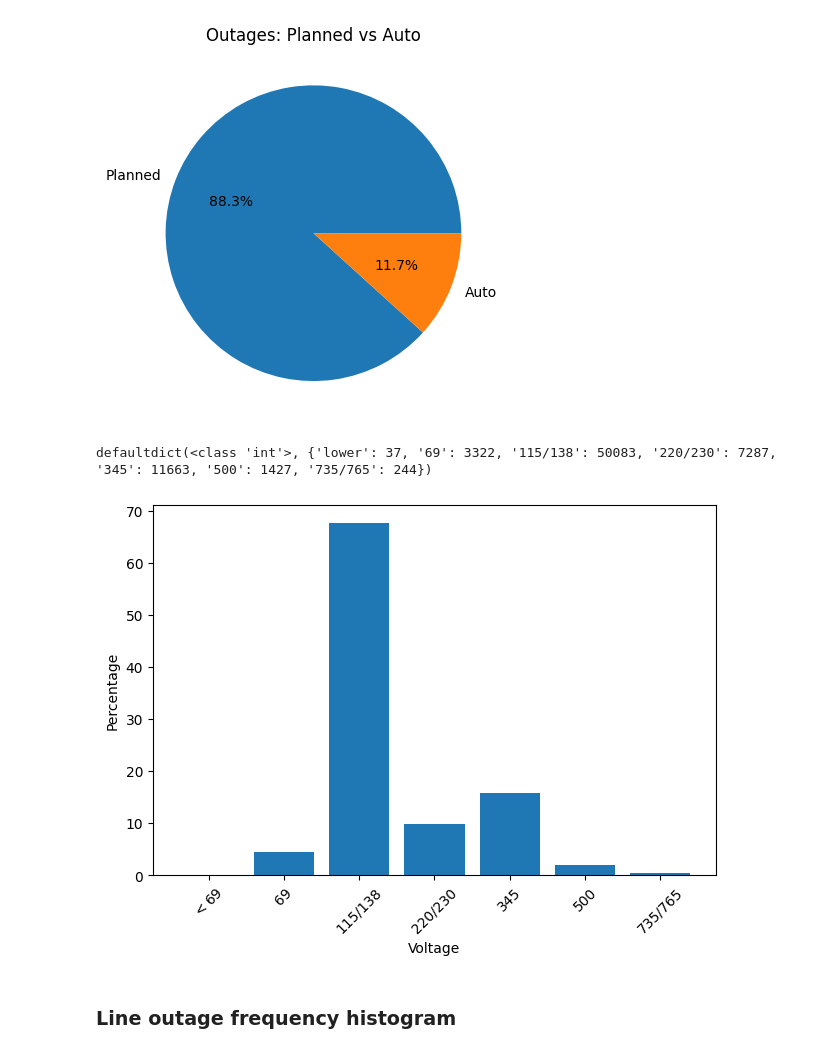
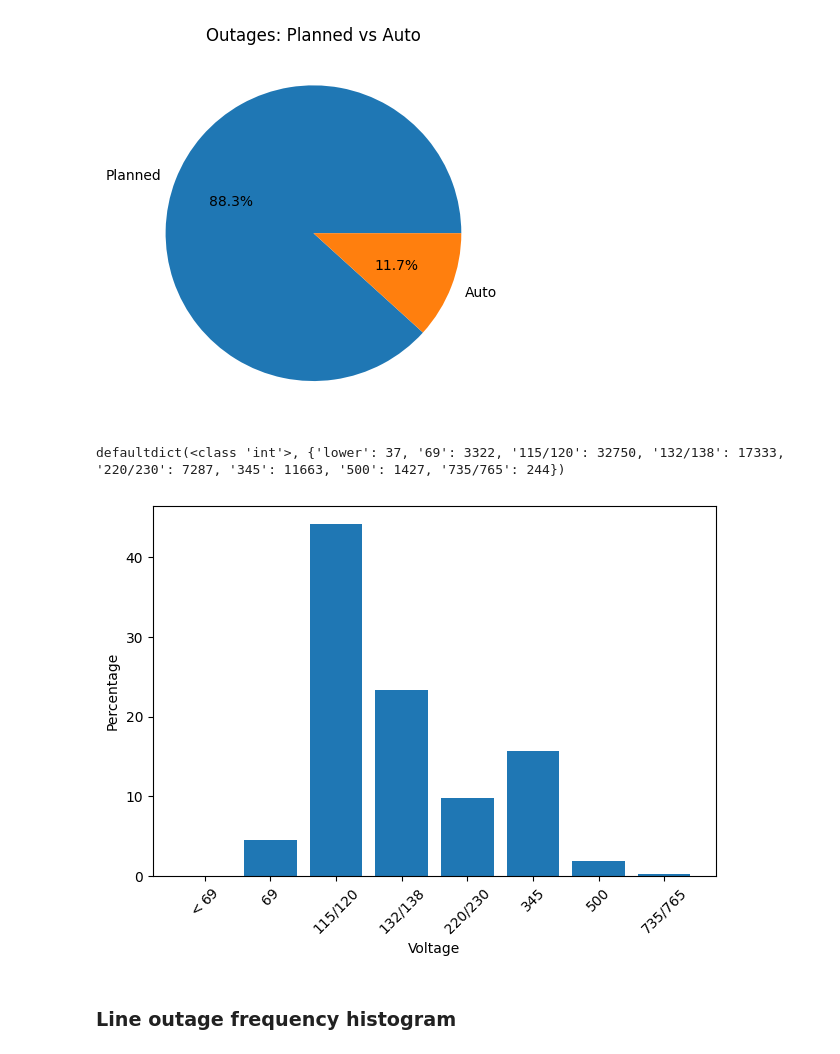
Before and after one commit to mohamad-hasan-sohan-ajini/predictive-maintenance, a Jupyter notebook: src/our_data_eda.ipynb, the cells around one changed output. Saved outputs shown, nothing was run; the diff lists cells and outputs as text; code cells hidden in the pictures.

```diff
--- a/src/our_data_eda.ipynb
+++ b/src/our_data_eda.ipynb
@@ -182,41 +182,42 @@ group_map = {
     27: "lower",
     34: "lower",
     69: "69",
-    115: "115/138",
-    120: "115/138",
-    138: "115/138",
+    115: "115/120",
+    120: "115/120",
+    132: "132/138",
+    138: "132/138",
     220: "220/230",
     230: "220/230",
     345: "345",
     500: "500",
     735: "735/765",
     765: "735/765",
 }
 counts = Counter([row["Voltage"] for row in actual_data])
 voltages, counts = list(zip(*sorted(counts.items(), key=lambda x: x[0])))
 grouped = defaultdict(int)
 for v, c in zip(voltages, counts):
     grouped[group_map[v]] += c
 print(grouped)
 
-x = [r"$<69$", "69", "115/138", "220/230", "345", "500", "735/765"]
+x = [r"$<69$", "69", "115/120", "132/138", "220/230", "345", "500", "735/765"]
 y = [grouped[label] for label in x]
 total = sum(y)
 percentage = [count / total * 100 for count in y]
 
 
 fig, ax = plt.subplots()
 ax.bar(x, percentage)
 ax.set_xlabel("Voltage")
 ax.set_ylabel("Percentage")
 # ax.set_title("Line voltages")
 plt.xticks(rotation=45)
 plt.tight_layout()
 
 plt.savefig(output_path / "voltages.pdf", dpi=300)
 # %% [output]
-defaultdict(<class 'int'>, {'lower': 37, '69': 3322, '115/138': 50083, '220/230': 7287, '345': 11663, '500': 1427, '735/765': 244})
+defaultdict(<class 'int'>, {'lower': 37, '69': 3322, '115/120': 32750, '132/138': 17333, '220/230': 7287, '345': 11663, '500': 1427, '735/765': 244})
-[figure, old version]
+[figure, new version]
 # %% [markdown]
 ### Line outage frequency histogram
 # %%
```
Also changed, not shown: parts of 1 cell of this notebook.
